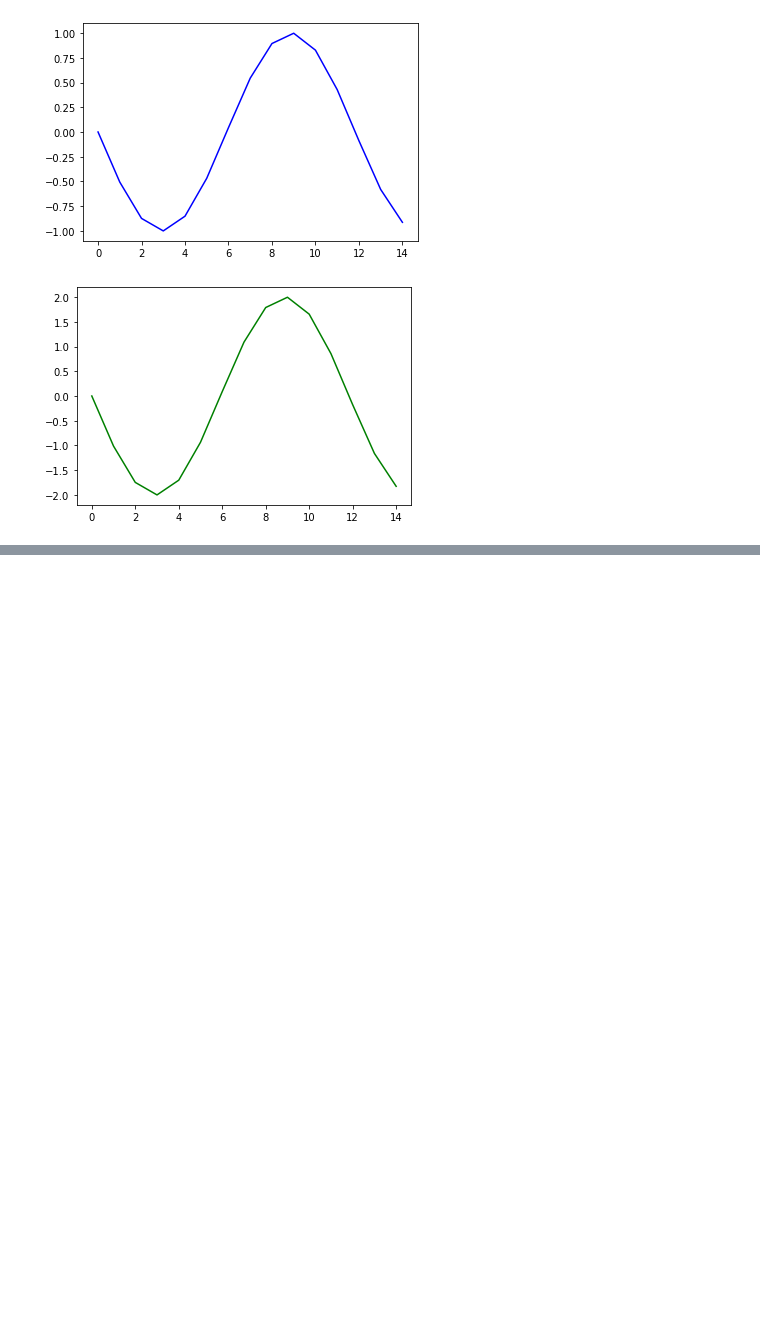
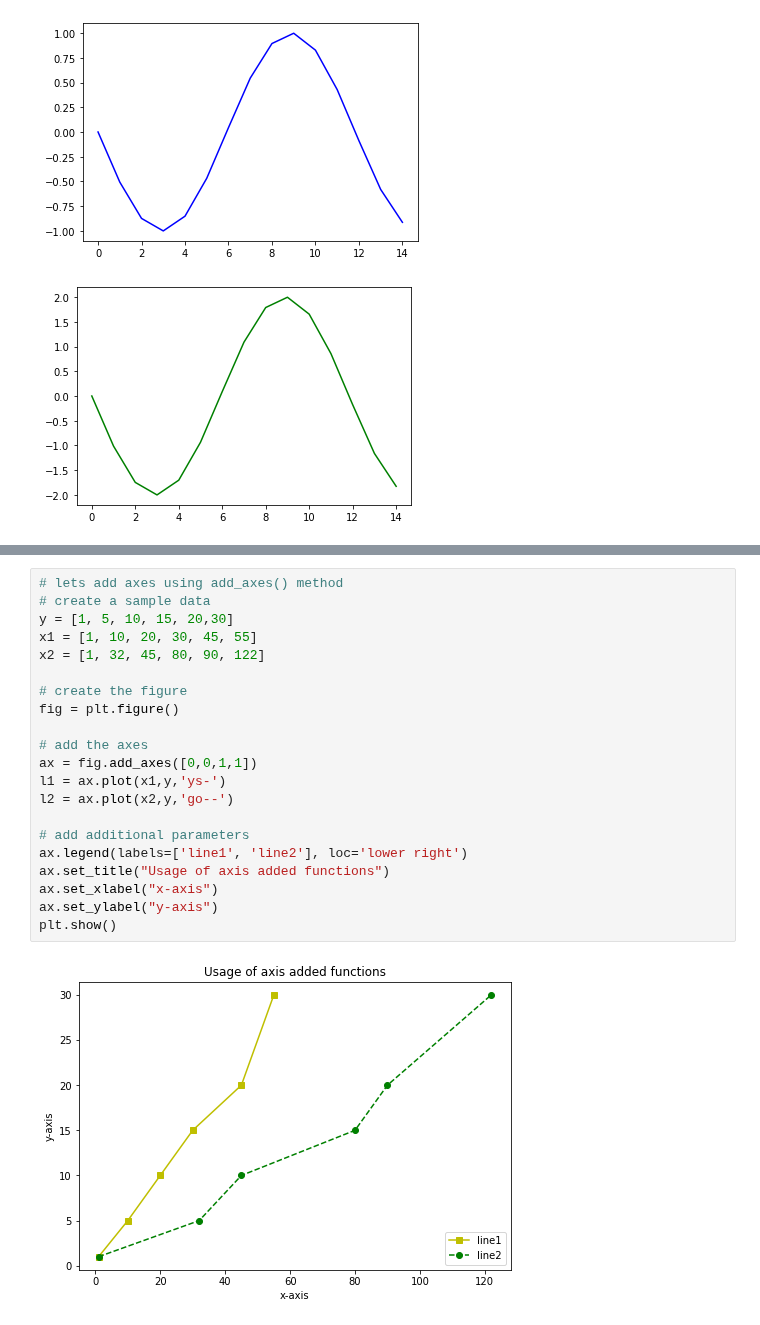
Before and after one commit to tayyabsarfraz/Introduction-to-Data-Analyst-and-Data-Science, a Jupyter notebook: Module no 02- Python for Data Scientists/03 - Data Visualization with Matplotlib and Seaborn/Lec-2.23(Introduction to Data Visualization - 00).ipynb, the cells around one changed output, grey strips where cells are left out. Saved outputs shown, nothing was run; the diff lists cells and outputs as text; blank space fills up the shorter version.

```diff
--- a/Module no 02- Python for Data Scientists/03 - Data Visualization with Matplotlib and Seaborn/Lec-2.23(Introduction to Data Visualization - 00).ipynb
+++ b/Module no 02- Python for Data Scientists/03 - Data Visualization with Matplotlib and Seaborn/Lec-2.23(Introduction to Data Visualization - 00).ipynb
@@ -374,0 +427,23 @@ plt.show()
+# %%
+# lets add axes using add_axes() method
+# create a sample data
+y = [1, 5, 10, 15, 20,30]
+x1 = [1, 10, 20, 30, 45, 55]
+x2 = [1, 32, 45, 80, 90, 122]
+
+# create the figure
+fig = plt.figure()
+
+# add the axes
+ax = fig.add_axes([0,0,1,1])
+l1 = ax.plot(x1,y,'ys-')
+l2 = ax.plot(x2,y,'go--')
+
+# add additional parameters
+ax.legend(labels=['line1', 'line2'], loc='lower right')
+ax.set_title("Usage of axis added functions")
+ax.set_xlabel("x-axis")
+ax.set_ylabel("y-axis")
+plt.show()
+# %% [output]
+[figure, added]
```
Also changed, not shown: parts of 20 cells of this notebook.
